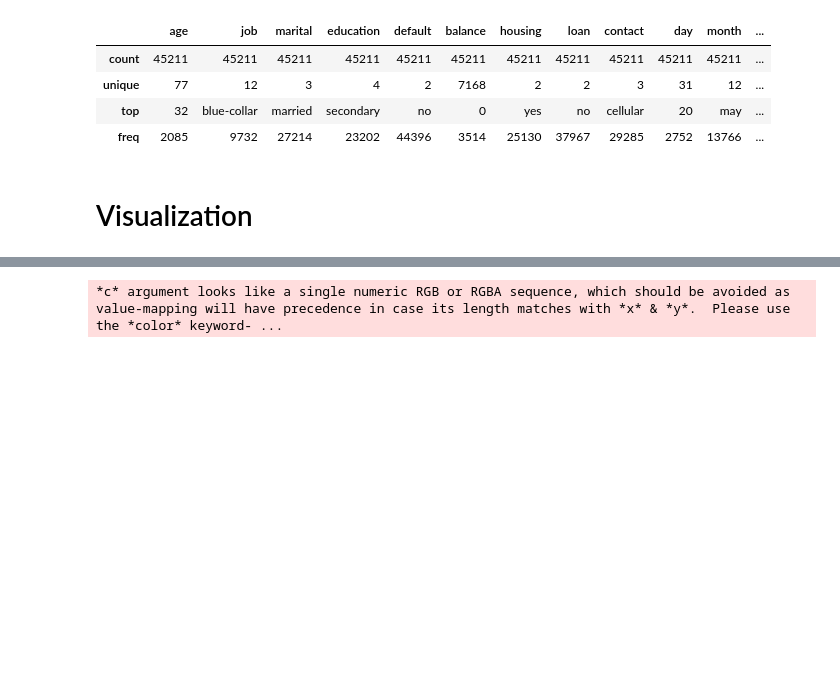
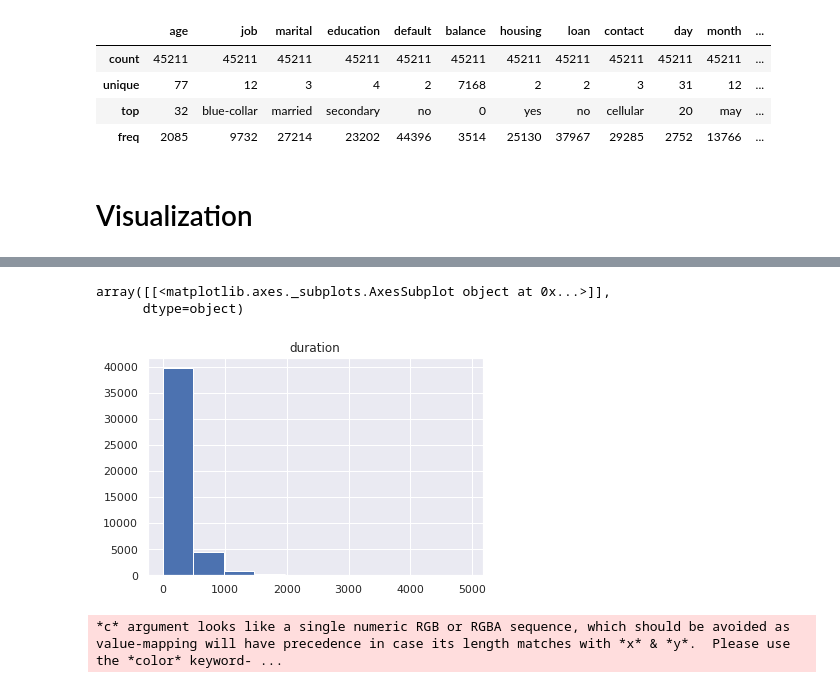
Before and after one commit to nezihaksu/Bank_Marketing_Analysis, a Jupyter notebook: Term_Deposit_EDA.ipynb, the cells around one changed output, grey strips where cells are left out. Drawn from its saved outputs; the diff is of its cells as text; code cells hidden in the pictures; blank space fills up the shorter version.

```diff
--- a/Term_Deposit_EDA.ipynb
+++ b/Term_Deposit_EDA.ipynb
@@ -117,3 +131,11 @@ df.describe()
+# %%
+df.hist(column="duration")
+#Call duration on the phone in seconds.
+#Most of calls take around 9 minutes.
+# %% [output]
+array([[<matplotlib.axes._subplots.AxesSubplot object at 0x...>]],
+      dtype=object)
+[figure, added]
 # %%
 df.balance = df.balance.astype('int')
 df.age = df.age.astype('int')
```
Also changed, not shown: parts of 3 cells of this notebook.
